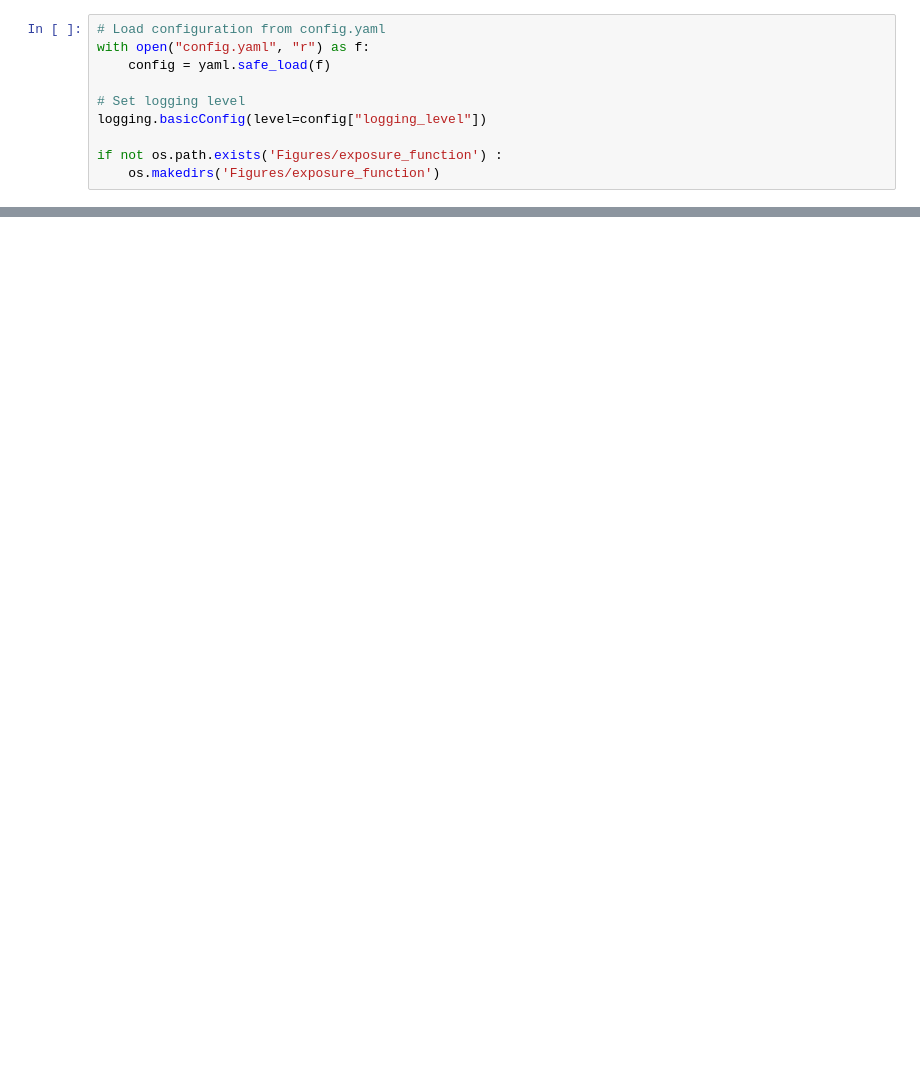
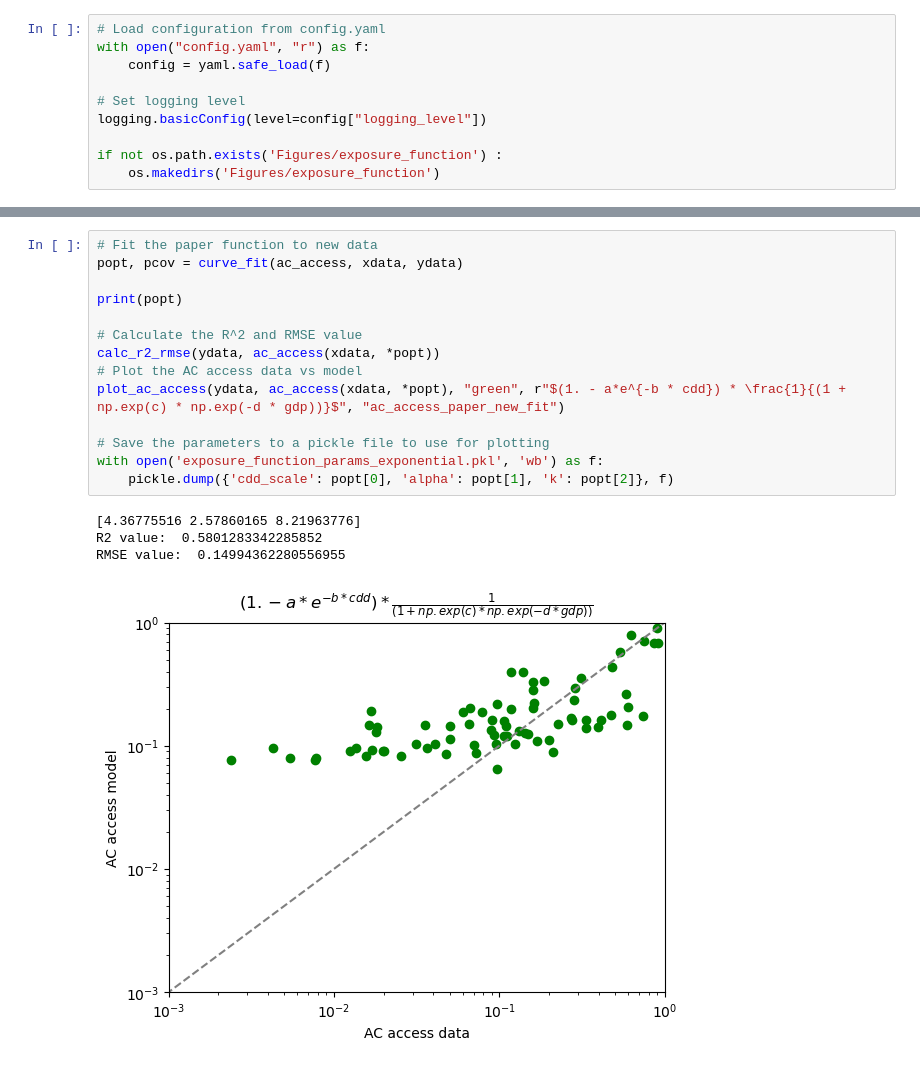
Before and after one commit to carnegie/clab_cooling_deficit_index, a Jupyter notebook: derive_exposure_function_combined.ipynb, the cells around one changed output, grey strips where cells are left out. Drawn from its saved outputs; the diff is of its cells as text; blank space fills up the shorter version.

```diff
--- a/derive_exposure_function_combined.ipynb
+++ b/derive_exposure_function_combined.ipynb
@@ -202,2 +100,21 @@ plt.savefig("Figures/exposure_function/availability_power_fit.png")
+# %%
+# Fit the paper function to new data
+popt, pcov = curve_fit(ac_access, xdata, ydata)
+
+print(popt)
+
+# Calculate the R^2 and RMSE value
+calc_r2_rmse(ydata, ac_access(xdata, *popt))
+# Plot the AC access data vs model
+plot_ac_access(ydata, ac_access(xdata, *popt), "green", r"$(1. - a*e^{-b * cdd}) * \frac{1}{(1 + np.exp(c) * np.exp(-d * gdp))}$", "ac_access_paper_new_fit")
+
+# Save the parameters to a pickle file to use for plotting
+with open('exposure_function_params_exponential.pkl', 'wb') as f:
+    pickle.dump({'cdd_scale': popt[0], 'alpha': popt[1], 'k': popt[2]}, f)
+# %% [output]
+[4.36775516 2.57860165 8.21963776]
+R2 value:  0.5801283342285852
+RMSE value:  0.14994362280556955
+[figure, added]
 # %%
 # Alternative fit function
```
Also changed, not shown: parts of 18 cells of this notebook.
